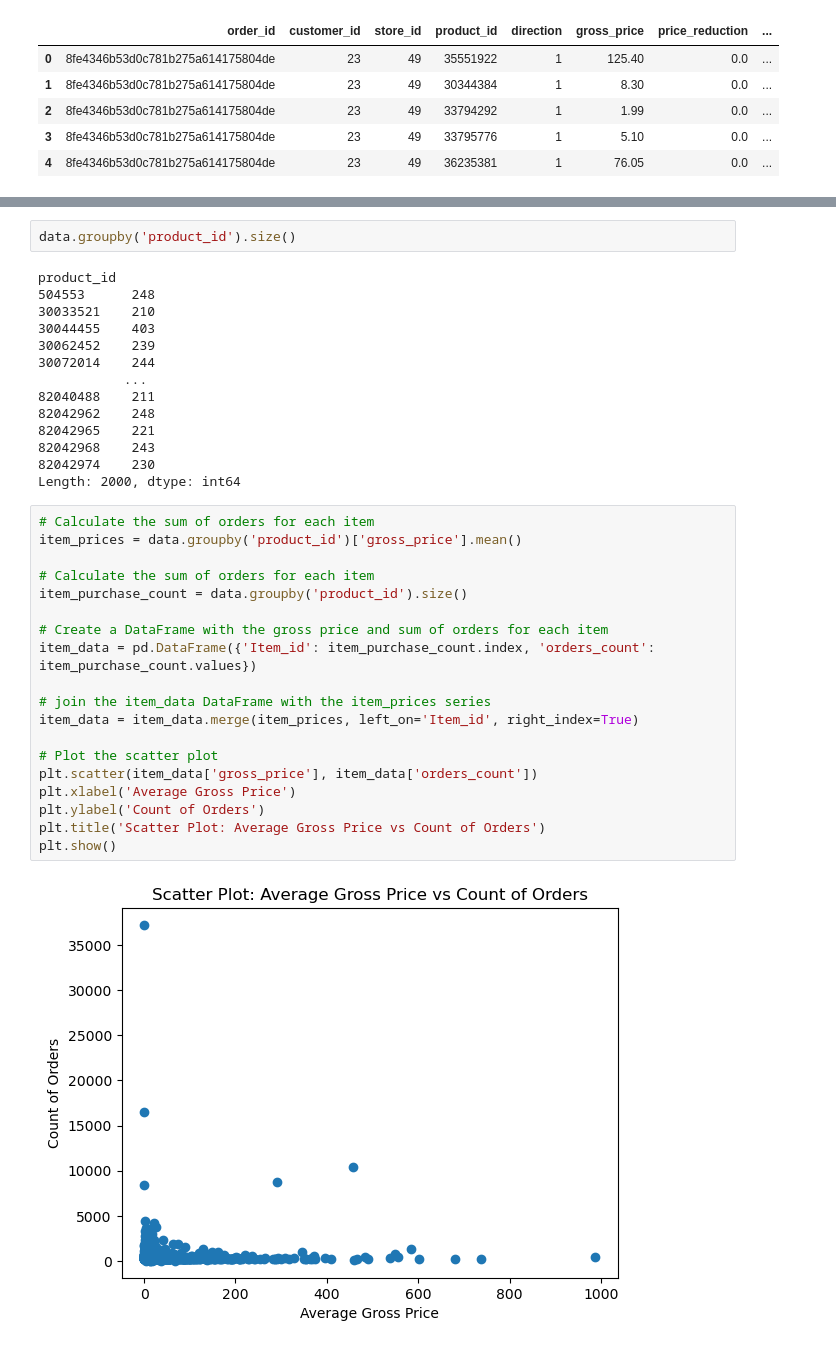
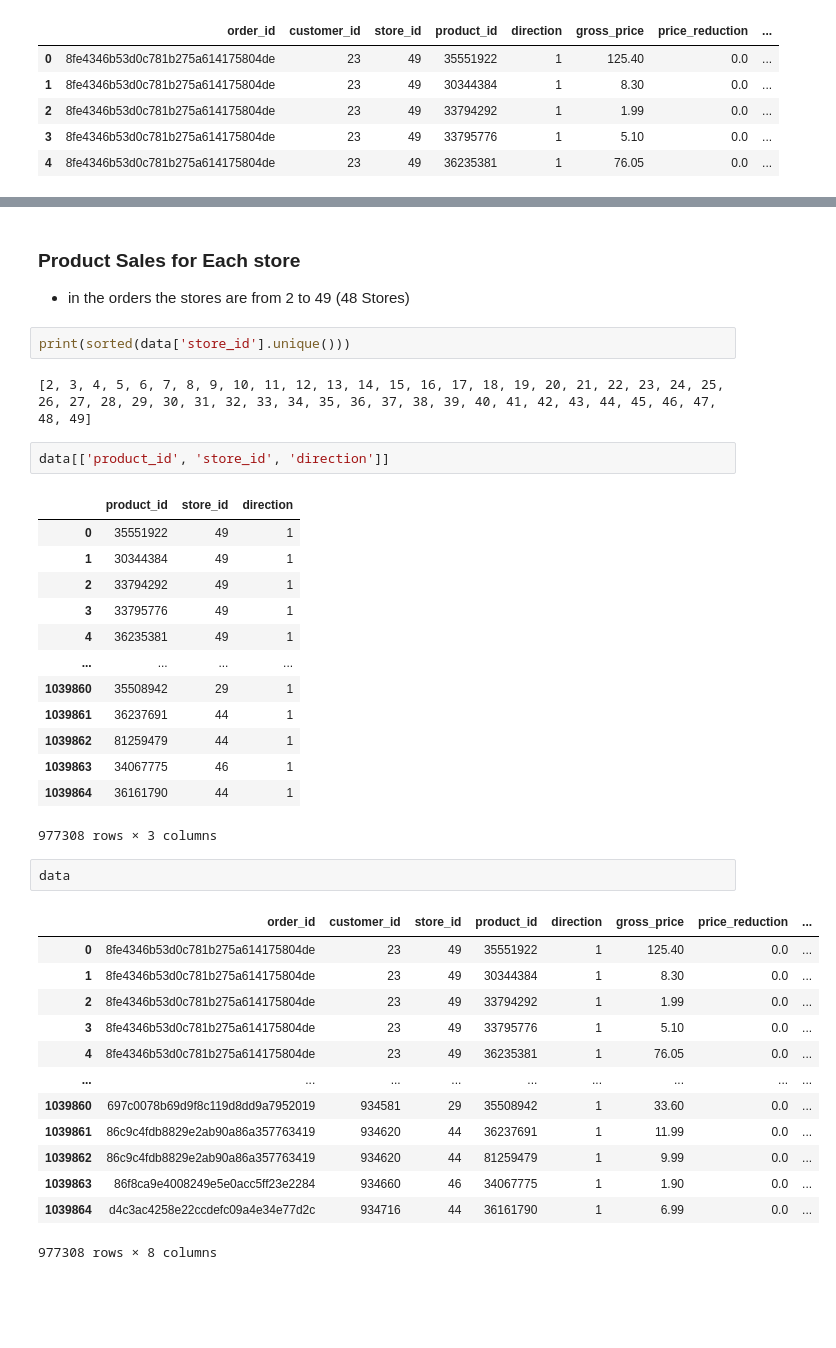
Before and after one commit to khalilvandian/Marketing-Analysis-unimib, a Jupyter notebook: EDA_BasicDatasetProperties.ipynb, the cells around one changed output, grey strips where cells are left out. Saved outputs shown, nothing was run; the diff lists cells and outputs as text; blank space fills up the shorter version.

```diff
--- a/EDA_BasicDatasetProperties.ipynb
+++ b/EDA_BasicDatasetProperties.ipynb
@@ -398,37 +437,39 @@ Index([48011971, 48020504], dtype='int64', name='product_id')
+# %% [markdown]
+### Product Sales for Each store
+- in the orders the stores are from 2 to 49 (48 Stores)
+# %%
+print(sorted(data['store_id'].unique()))
+# %% [output]
+[2, 3, 4, 5, 6, 7, 8, 9, 10, 11, 12, 13, 14, 15, 16, 17, 18, 19, 20, 21, 22, 23, 24, 25, 26, 27, 28, 29, 30, 31, 32, 33, 34, 35, 36, 37, 38, 39, 40, 41, 42, 43, 44, 45, 46, 47, 48, 49]
 # %%
-data.groupby('product_id').size()
+data[['product_id', 'store_id', 'direction']]
 # %% [output]
+|  | product_id | store_id | direction |
+| 0 | 35551922 | 49 | 1 |
+| 1 | 30344384 | 49 | 1 |
+| 2 | 33794292 | 49 | 1 |
+| 3 | 33795776 | 49 | 1 |
+| 4 | 36235381 | 49 | 1 |
+| ... | ... | ... | ... |
+| 1039860 | 35508942 | 29 | 1 |
+| 1039861 | 36237691 | 44 | 1 |
+| 1039862 | 81259479 | 44 | 1 |
+| 1039863 | 34067775 | 46 | 1 |
+| 1039864 | 36161790 | 44 | 1 |
-product_id
-504553      248
-30033521    210
-30044455    403
-30062452    239
-30072014    244
-           ...
-82040488    211
-82042962    248
-82042965    221
-82042968    243
-82042974    230
-Length: 2000, dtype: int64
+977308 rows × 3 columns
-# %%
-# Calculate the sum of orders for each item
-item_prices = data.groupby('product_id')['gross_price'].mean()
-
-# Calculate the sum of orders for each item
-item_purchase_count = data.groupby('product_id').size()
-
-# Create a DataFrame with the gross price and sum of orders for each item
-item_data = pd.DataFrame({'Item_id': item_purchase_count.index, 'orders_count': item_purchase_count.values})
-
-# join the item_data DataFrame with the item_prices series
-item_data = item_data.merge(item_prices, left_on='Item_id', right_index=True)
-
-# Plot the scatter plot
-plt.scatter(item_data['gross_price'], item_data['orders_count'])
-plt.xlabel('Average Gross Price')
-plt.ylabel('Count of Orders')
-plt.title('Scatter Plot: Average Gross Price vs Count of Orders')
-plt.show()
-# %% [output]
-[figure, removed]
+# %%
+data
+# %% [output]
+|  | order_id | customer_id | store_id | product_id | direction | gross_price | price_reduction | ... |
+| 0 | 8fe4346b53d0c781b275a614175804de | 23 | 49 | 35551922 | 1 | 125.40 | 0.0 | ... |
+| 1 | 8fe4346b53d0c781b275a614175804de | 23 | 49 | 30344384 | 1 | 8.30 | 0.0 | ... |
+| 2 | 8fe4346b53d0c781b275a614175804de | 23 | 49 | 33794292 | 1 | 1.99 | 0.0 | ... |
+| 3 | 8fe4346b53d0c781b275a614175804de | 23 | 49 | 33795776 | 1 | 5.10 | 0.0 | ... |
+| 4 | 8fe4346b53d0c781b275a614175804de | 23 | 49 | 36235381 | 1 | 76.05 | 0.0 | ... |
+| ... | ... | ... | ... | ... | ... | ... | ... | ... |
+| 1039860 | 697c0078b69d9f8c119d8dd9a7952019 | 934581 | 29 | 35508942 | 1 | 33.60 | 0.0 | ... |
+| 1039861 | 86c9c4fdb8829e2ab90a86a357763419 | 934620 | 44 | 36237691 | 1 | 11.99 | 0.0 | ... |
+| 1039862 | 86c9c4fdb8829e2ab90a86a357763419 | 934620 | 44 | 81259479 | 1 | 9.99 | 0.0 | ... |
+| 1039863 | 86f8ca9e4008249e5e0acc5ff23e2284 | 934660 | 46 | 34067775 | 1 | 1.90 | 0.0 | ... |
+| 1039864 | d4c3ac4258e22ccdefc09a4e34e77d2c | 934716 | 44 | 36161790 | 1 | 6.99 | 0.0 | ... |
+977308 rows × 8 columns
```
Also changed, not shown: parts of 15 cells of this notebook.
